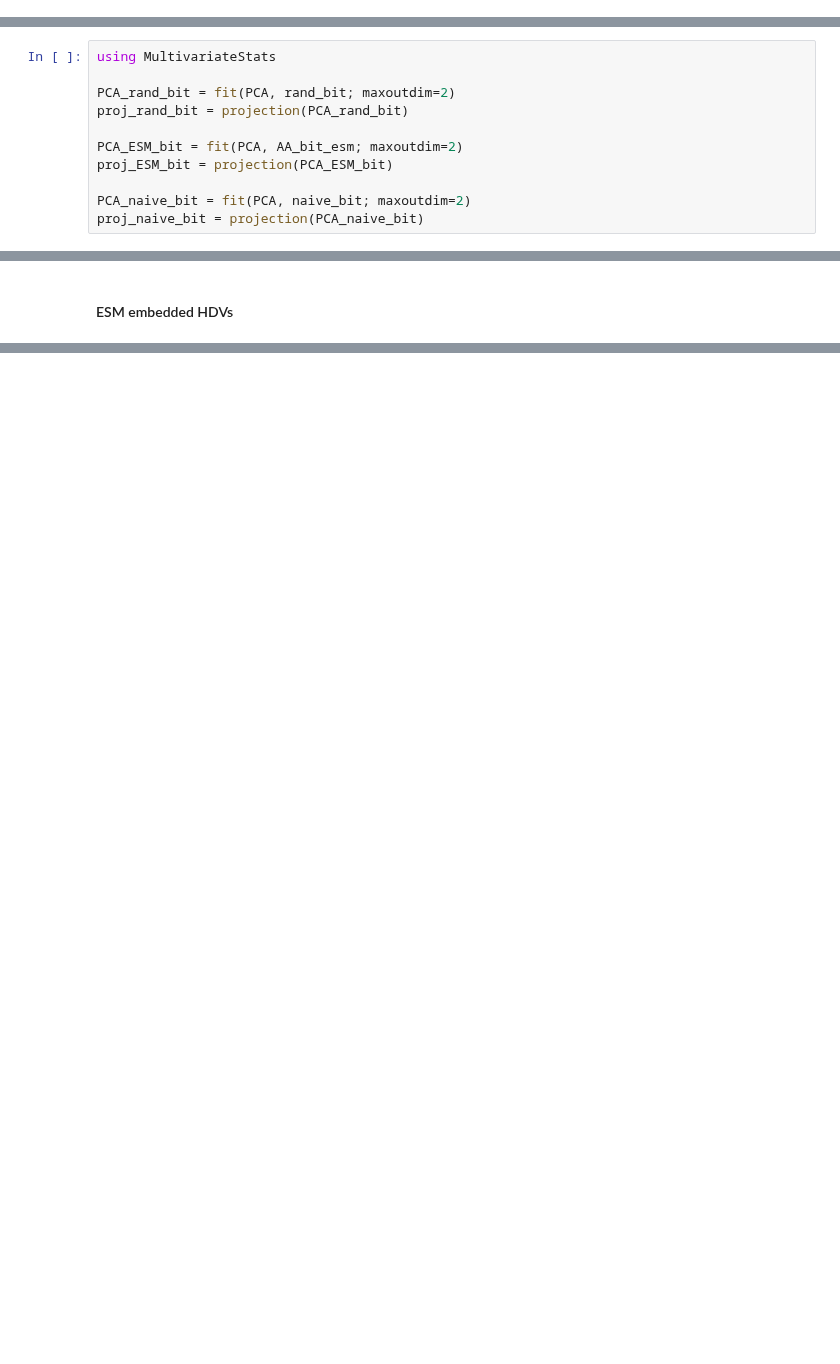
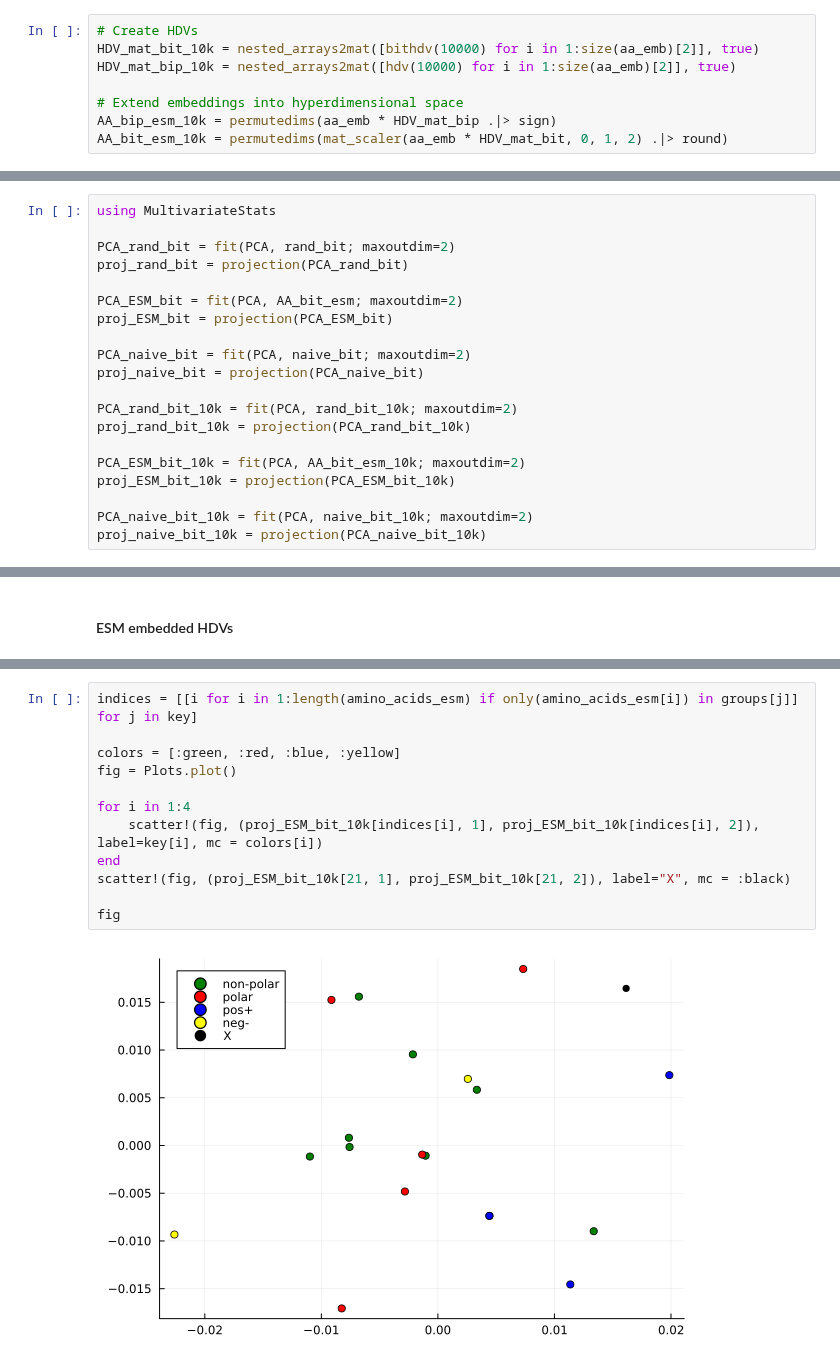
Before and after one commit to Micjanov/Master-Thesis, a Jupyter notebook: notebooks/AA_embeddings.ipynb, the cells around one changed output, grey strips where cells are left out. Cells and saved outputs as stored; diff of their text form; blank space fills up the shorter version.

```diff
--- a/notebooks/AA_embeddings.ipynb
+++ b/notebooks/AA_embeddings.ipynb
@@ -40,0 +45,8 @@ AA_bit_esm = permutedims(mat_scaler(aa_emb * HDV_mat_bit, 0, 1, 2) .|> round)
+# %%
+# Create HDVs
+HDV_mat_bit_10k = nested_arrays2mat([bithdv(10000) for i in 1:size(aa_emb)[2]], true)
+HDV_mat_bip_10k = nested_arrays2mat([hdv(10000) for i in 1:size(aa_emb)[2]], true)
+
+# Extend embeddings into hyperdimensional space
+AA_bip_esm_10k = permutedims(aa_emb * HDV_mat_bip .|> sign)
+AA_bit_esm_10k = permutedims(mat_scaler(aa_emb * HDV_mat_bit, 0, 1, 2) .|> round)
@@ -142,4 +219,13 @@ proj_ESM_bit = projection(PCA_ESM_bit)
 
 PCA_naive_bit = fit(PCA, naive_bit; maxoutdim=2)
 proj_naive_bit = projection(PCA_naive_bit)
+
+PCA_rand_bit_10k = fit(PCA, rand_bit_10k; maxoutdim=2)
+proj_rand_bit_10k = projection(PCA_rand_bit_10k)
+
+PCA_ESM_bit_10k = fit(PCA, AA_bit_esm_10k; maxoutdim=2)
+proj_ESM_bit_10k = projection(PCA_ESM_bit_10k)
+
+PCA_naive_bit_10k = fit(PCA, naive_bit_10k; maxoutdim=2)
+proj_naive_bit_10k = projection(PCA_naive_bit_10k)
 # %% [output]
@@ -269,0 +282,14 @@ fig
+# %%
+indices = [[i for i in 1:length(amino_acids_esm) if only(amino_acids_esm[i]) in groups[j]] for j in key]
+
+colors = [:green, :red, :blue, :yellow]
+fig = Plots.plot()
+
+for i in 1:4
+    scatter!(fig, (proj_ESM_bit_10k[indices[i], 1], proj_ESM_bit_10k[indices[i], 2]), label=key[i], mc = colors[i])
+end
+scatter!(fig, (proj_ESM_bit_10k[21, 1], proj_ESM_bit_10k[21, 2]), label="X", mc = :black)
+
+fig
+# %% [output]
+[figure, added]
```
Also changed, not shown: parts of 16 cells of this notebook, 3 other files.
